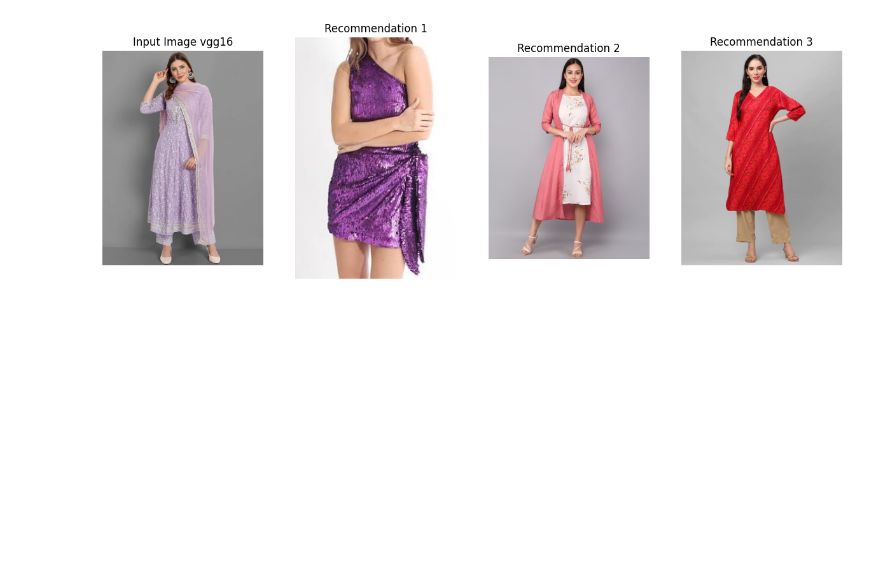
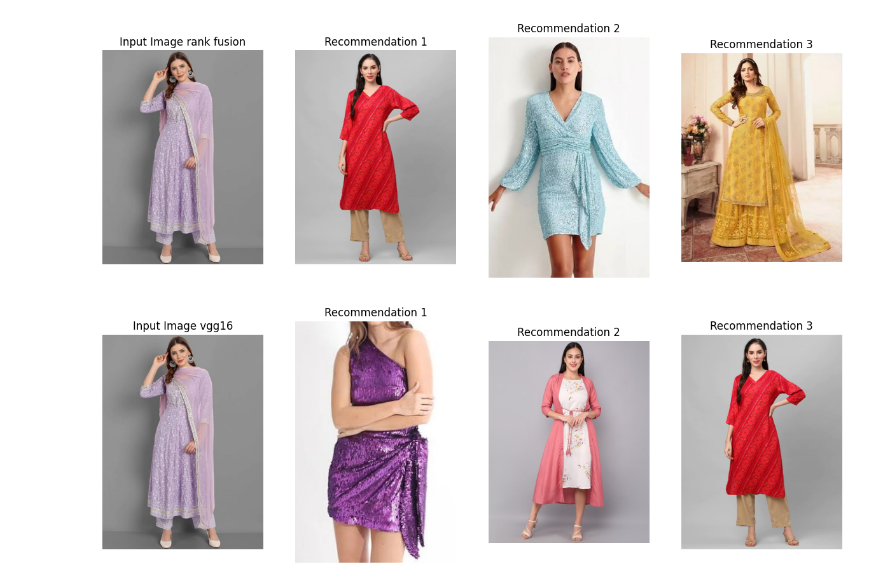
Before and after one commit to Alberto-Ruiz-CTS/ProjectIII, a Jupyter notebook: model_testing_pytorch/model_testing.ipynb, the cells around one changed output. Cells and saved outputs as stored; diff of their text form; code cells hidden in the pictures; blank space fills up the shorter version.

Commit message:
added rank fusion

```diff
--- a/model_testing_pytorch/model_testing.ipynb
+++ b/model_testing_pytorch/model_testing.ipynb
@@ -20,9 +21,18 @@ test_models = {
 # %%
 sorted_sim_per_model = {}
 for model_name in test_models:
+    for metrics in ['cosine', 'euclidean', 'manhattan']:
 
-    model, size = test_models[model_name]
-    features = features_extraction(model, data_path, size=299)
-    sorted_similarities = similarity_extraction(input_path, features, method="cosine")
-    sorted_sim_per_model[model_name] = sorted_similarities
+        model, size = test_models[model_name]
+        features = f.features_extraction(model, data_path, size=size)
+        sorted_similarities = f.similarity_extraction(input_path, features, method=metrics)
+        sorted_sim_per_model[model_name + '_' + metrics] = sorted_similarities
+# %%
+ranks = f.ranking_similarities(sorted_sim_per_model, top_n=10)
+
+final_dict = f.reciprocal_rank_fusion(ranks)
+# %%
+f.plot_recommendations(final_dict, input_path, model_name="rank fusion", top_n=3)
+# %% [output]
+[figure, added]
 # %%
```
Also changed, not shown: parts of 2 cells of this notebook, 2 other files.
